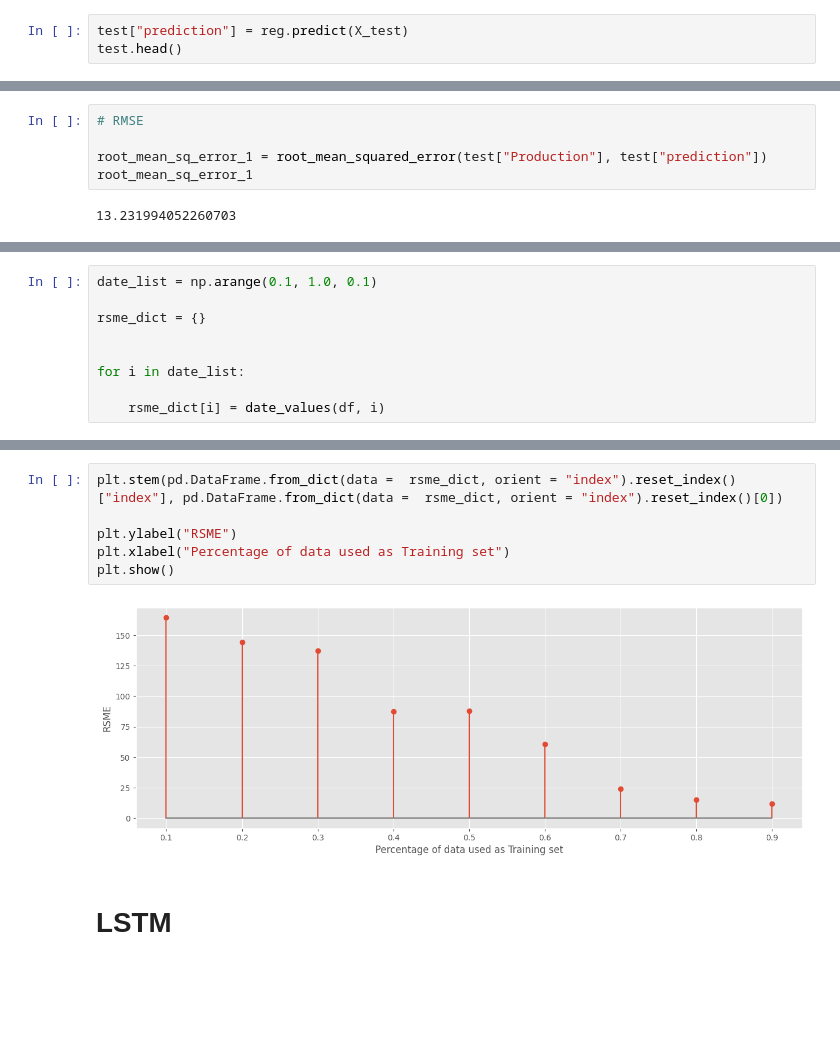
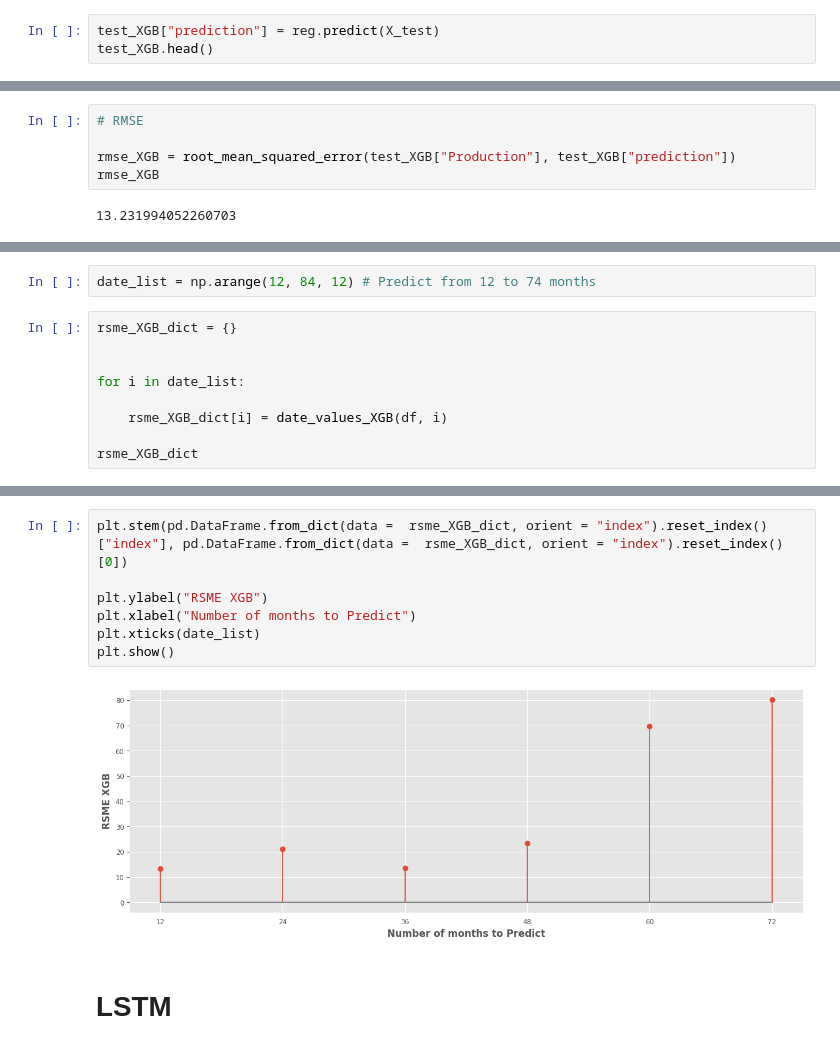
Before and after one commit to alejo1630/time_series_analysis, a Jupyter notebook: time_series.ipynb, the cells around one changed output, grey strips where cells are left out. Saved outputs shown, nothing was run; the diff lists cells and outputs as text; blank space fills up the shorter version.

```diff
--- a/time_series.ipynb
+++ b/time_series.ipynb
@@ -160,8 +201,8 @@ plt.show()
 # %% [markdown]
 ## Forecast
 # %%
-test["prediction"] = reg.predict(X_test)
-test.head()
+test_XGB["prediction"] = reg.predict(X_test)
+test_XGB.head()
 # %% [output]
 A value is trying to be set on a copy of a slice from a DataFrame.
 Try using .loc[row_indexer,col_indexer] = value instead
@@ -187,8 +228,8 @@ plt.show()
 # %%
 # RMSE
 
-root_mean_sq_error_1 = root_mean_squared_error(test["Production"], test["prediction"])
-root_mean_sq_error_1
+rmse_XGB = root_mean_squared_error(test_XGB["Production"], test_XGB["prediction"])
+rmse_XGB
 # %% [output]
 13.231994052260703
 # %%
@@ -222,12 +265,14 @@ def date_values(df, per):
+# %%
+date_list = np.arange(12, 84, 12) # Predict from 12 to 74 months
 # %%
-date_list = np.arange(0.1, 1.0, 0.1)
-
-rsme_dict = {}
+rsme_XGB_dict = {}
 
 
 for i in date_list:
 
-    rsme_dict[i] = date_values(df, i)
+    rsme_XGB_dict[i] = date_values_XGB(df, i)
+
+rsme_XGB_dict
 # %% [output]
 Parameters: { "early_stopping_round" } are not used.
 
@@ -249,11 +300,12 @@ See the caveats in the documentation: https://pandas.pydata.org/pandas-docs/stab
 # %%
-plt.stem(pd.DataFrame.from_dict(data =  rsme_dict, orient = "index").reset_index()["index"], pd.DataFrame.from_dict(data =  rsme_dict, orient = "index").reset_index()[0])
+plt.stem(pd.DataFrame.from_dict(data =  rsme_XGB_dict, orient = "index").reset_index()["index"], pd.DataFrame.from_dict(data =  rsme_XGB_dict, orient = "index").reset_index()[0])
 
-plt.ylabel("RSME")
-plt.xlabel("Percentage of data used as Training set")
+plt.ylabel("RSME XGB")
+plt.xlabel("Number of months to Predict")
+plt.xticks(date_list)
 plt.show()
 # %% [output]
-[figure, old version]
+[figure, new version]
 # %% [markdown]
 # **LSTM**
 # %%
```
Also changed, not shown: parts of 62 cells of this notebook, 2 other files.
